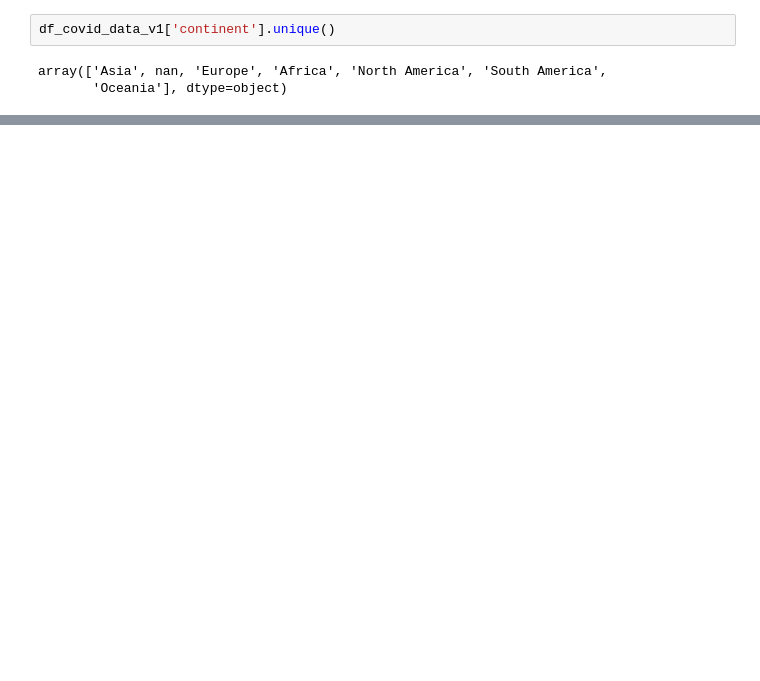
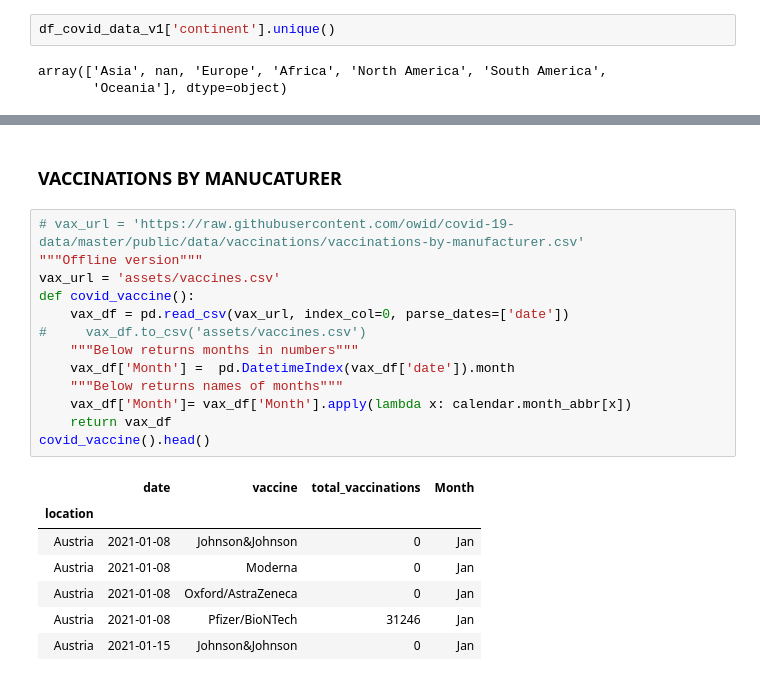
Before and after one commit to gyleodhis/rabetafrica, a Jupyter notebook: dev_book.ipynb, the cells around one changed output, grey strips where cells are left out. Drawn from its saved outputs; the diff is of its cells as text; blank space fills up the shorter version.

```diff
--- a/dev_book.ipynb
+++ b/dev_book.ipynb
@@ -82,0 +107,23 @@ array(['Asia', nan, 'Europe', 'Africa', 'North America', 'South America',
+# %% [markdown]
+### VACCINATIONS BY MANUCATURER
+# %%
+# vax_url = 'https://raw.githubusercontent.com/owid/covid-19-data/master/public/data/vaccinations/vaccinations-by-manufacturer.csv'
+"""Offline version"""
+vax_url = 'assets/vaccines.csv'
+def covid_vaccine():
+    vax_df = pd.read_csv(vax_url, index_col=0, parse_dates=['date'])
+#     vax_df.to_csv('assets/vaccines.csv')
+    """Below returns months in numbers"""
+    vax_df['Month'] =  pd.DatetimeIndex(vax_df['date']).month
+    """Below returns names of months"""
+    vax_df['Month']= vax_df['Month'].apply(lambda x: calendar.month_abbr[x])
+    return vax_df
+covid_vaccine().head()
+# %% [output]
+|  | date | vaccine | total_vaccinations | Month |
+| location |  |  |  |  |
+| Austria | 2021-01-08 | Johnson&Johnson | 0 | Jan |
+| Austria | 2021-01-08 | Moderna | 0 | Jan |
+| Austria | 2021-01-08 | Oxford/AstraZeneca | 0 | Jan |
+| Austria | 2021-01-08 | Pfizer/BioNTech | 31246 | Jan |
+| Austria | 2021-01-15 | Johnson&Johnson | 0 | Jan |
```
Also changed, not shown: parts of 12 cells of this notebook, 5 other files.
